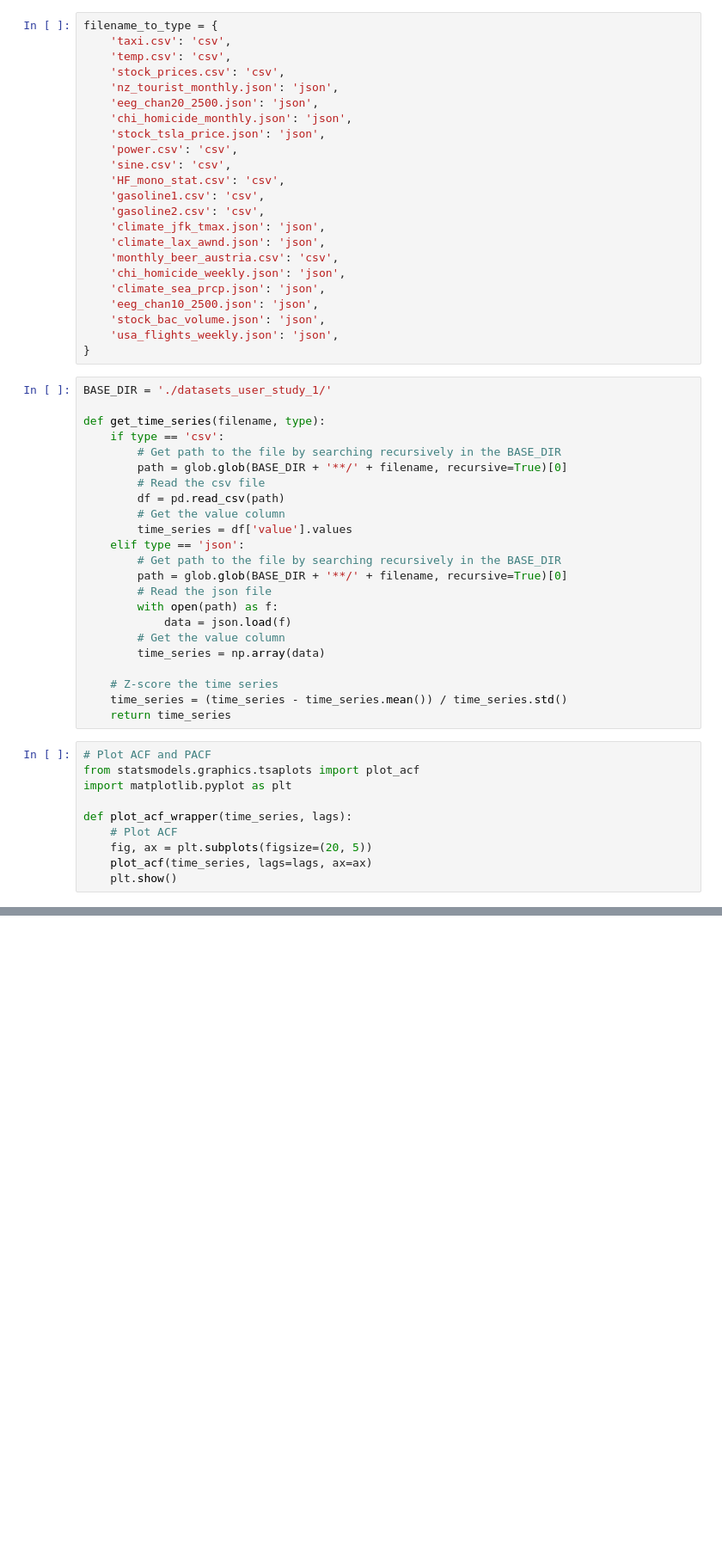
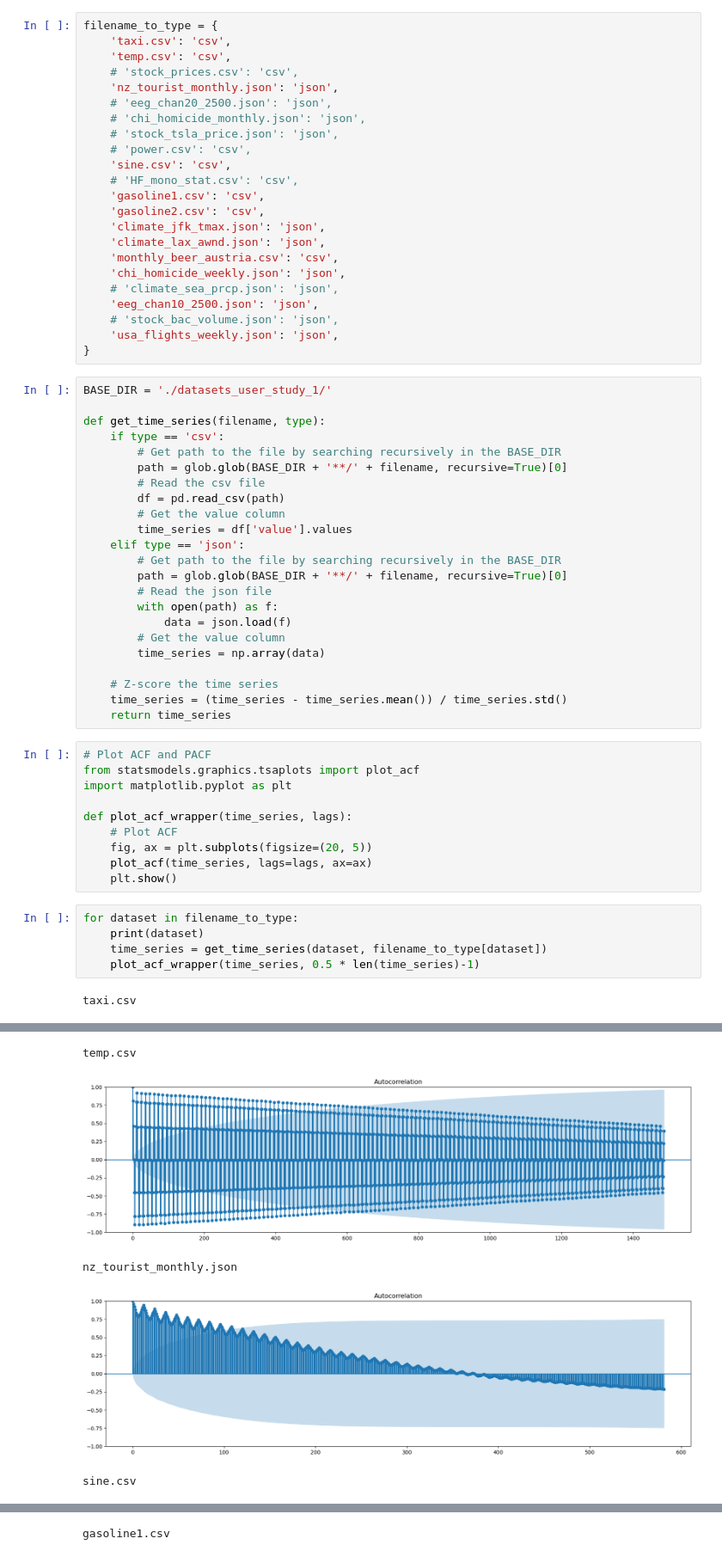
Before and after one commit to siddhipandare/Smooth-Operator, a Jupyter notebook: 8803-MDS-Project/feature_importance.ipynb, the cells around one changed output, grey strips where cells are left out. Shown at 86% size. Cells and saved outputs as stored; diff of their text form; blank space fills up the shorter version.

```diff
--- a/8803-MDS-Project/feature_importance.ipynb
+++ b/8803-MDS-Project/feature_importance.ipynb
@@ -7,23 +7,23 @@ import glob, json
 filename_to_type = {
     'taxi.csv': 'csv',
     'temp.csv': 'csv',
-    'stock_prices.csv': 'csv',
+    # 'stock_prices.csv': 'csv',
     'nz_tourist_monthly.json': 'json',
-    'eeg_chan20_2500.json': 'json',
-    'chi_homicide_monthly.json': 'json',
-    'stock_tsla_price.json': 'json',
-    'power.csv': 'csv',
+    # 'eeg_chan20_2500.json': 'json',
+    # 'chi_homicide_monthly.json': 'json',
+    # 'stock_tsla_price.json': 'json',
+    # 'power.csv': 'csv',
     'sine.csv': 'csv',
-    'HF_mono_stat.csv': 'csv',
+    # 'HF_mono_stat.csv': 'csv',
     'gasoline1.csv': 'csv',
     'gasoline2.csv': 'csv',
     'climate_jfk_tmax.json': 'json',
     'climate_lax_awnd.json': 'json',
     'monthly_beer_austria.csv': 'csv',
     'chi_homicide_weekly.json': 'json',
-    'climate_sea_prcp.json': 'json',
+    # 'climate_sea_prcp.json': 'json',
     'eeg_chan10_2500.json': 'json',
-    'stock_bac_volume.json': 'json',
+    # 'stock_bac_volume.json': 'json',
     'usa_flights_weekly.json': 'json',
 }
 # %%
@@ -59,3 +59,10 @@ def plot_acf_wrapper(time_series, lags):
     fig, ax = plt.subplots(figsize=(20, 5))
     plot_acf(time_series, lags=lags, ax=ax)
     plt.show()
+# %%
+for dataset in filename_to_type:
+    print(dataset)
+    time_series = get_time_series(dataset, filename_to_type[dataset])
+    plot_acf_wrapper(time_series, 0.5 * len(time_series)-1)
+# %% [output]
+taxi.csv
@@ -61,0 +70,5 @@ def plot_acf_wrapper(time_series, lags):
+temp.csv
+[figure, added]
+nz_tourist_monthly.json
+[figure, added]
+sine.csv
@@ -61,0 +76 @@ def plot_acf_wrapper(time_series, lags):
+gasoline1.csv
```
Also changed, not shown: parts of 8 cells of this notebook, 5 other files.
